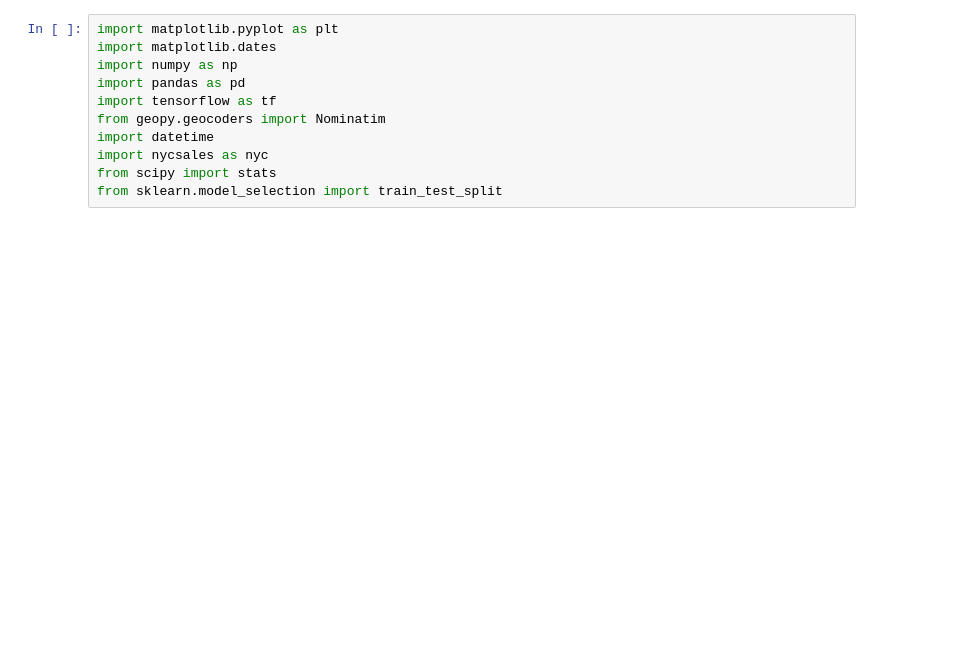
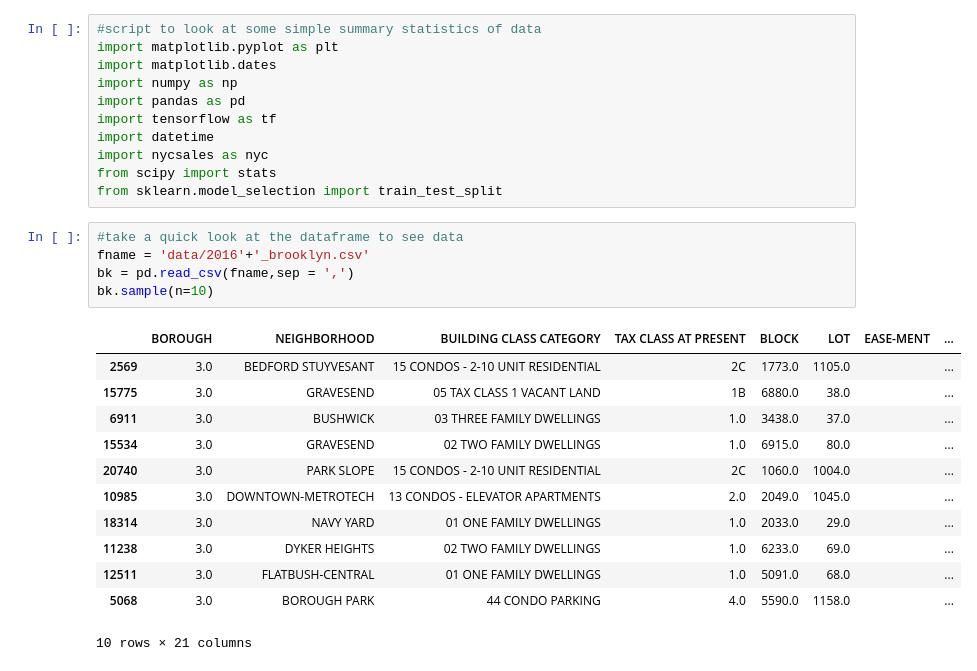
Before and after one commit to dlhocker/nycsales, a Jupyter notebook: basic_stats.ipynb, the cells around one changed output. Saved outputs shown, nothing was run; the diff lists cells and outputs as text; blank space fills up the shorter version.

Commit message:
major update to example scripts

```diff
--- a/basic_stats.ipynb
+++ b/basic_stats.ipynb
@@ -1,14 +1,32 @@
 # %%
+#script to look at some simple summary statistics of data
 import matplotlib.pyplot as plt
 import matplotlib.dates
 import numpy as np
 import pandas as pd
 import tensorflow as tf
-from geopy.geocoders import Nominatim
 import datetime
 import nycsales as nyc
 from scipy import stats
 from sklearn.model_selection import train_test_split
+# %%
+#take a quick look at the dataframe to see data
+fname = 'data/2016'+'_brooklyn.csv'
+bk = pd.read_csv(fname,sep = ',')
+bk.sample(n=10)
+# %% [output]
+|  | BOROUGH | NEIGHBORHOOD | BUILDING CLASS CATEGORY | TAX CLASS AT PRESENT | BLOCK | LOT | EASE-MENT | ... |
+| 2569 | 3.0 | BEDFORD STUYVESANT | 15 CONDOS - 2-10 UNIT RESIDENTIAL | 2C | 1773.0 | 1105.0 |  | ... |
+| 15775 | 3.0 | GRAVESEND | 05 TAX CLASS 1 VACANT LAND | 1B | 6880.0 | 38.0 |  | ... |
+| 6911 | 3.0 | BUSHWICK | 03 THREE FAMILY DWELLINGS | 1.0 | 3438.0 | 37.0 |  | ... |
+| 15534 | 3.0 | GRAVESEND | 02 TWO FAMILY DWELLINGS | 1.0 | 6915.0 | 80.0 |  | ... |
+| 20740 | 3.0 | PARK SLOPE | 15 CONDOS - 2-10 UNIT RESIDENTIAL | 2C | 1060.0 | 1004.0 |  | ... |
+| 10985 | 3.0 | DOWNTOWN-METROTECH | 13 CONDOS - ELEVATOR APARTMENTS | 2.0 | 2049.0 | 1045.0 |  | ... |
+| 18314 | 3.0 | NAVY YARD | 01 ONE FAMILY DWELLINGS | 1.0 | 2033.0 | 29.0 |  | ... |
+| 11238 | 3.0 | DYKER HEIGHTS | 02 TWO FAMILY DWELLINGS | 1.0 | 6233.0 | 69.0 |  | ... |
+| 12511 | 3.0 | FLATBUSH-CENTRAL | 01 ONE FAMILY DWELLINGS | 1.0 | 5091.0 | 68.0 |  | ... |
+| 5068 | 3.0 | BOROUGH PARK | 44 CONDO PARKING | 4.0 | 5590.0 | 1158.0 |  | ... |
+10 rows × 21 columns
 # %%
 #calculate mean and variance for each year, by neighborhood
 years = ['06','07','08','09','10','11','12','13','14','15']
```
Also changed, not shown: parts of 4 cells of this notebook, 4 other files.
